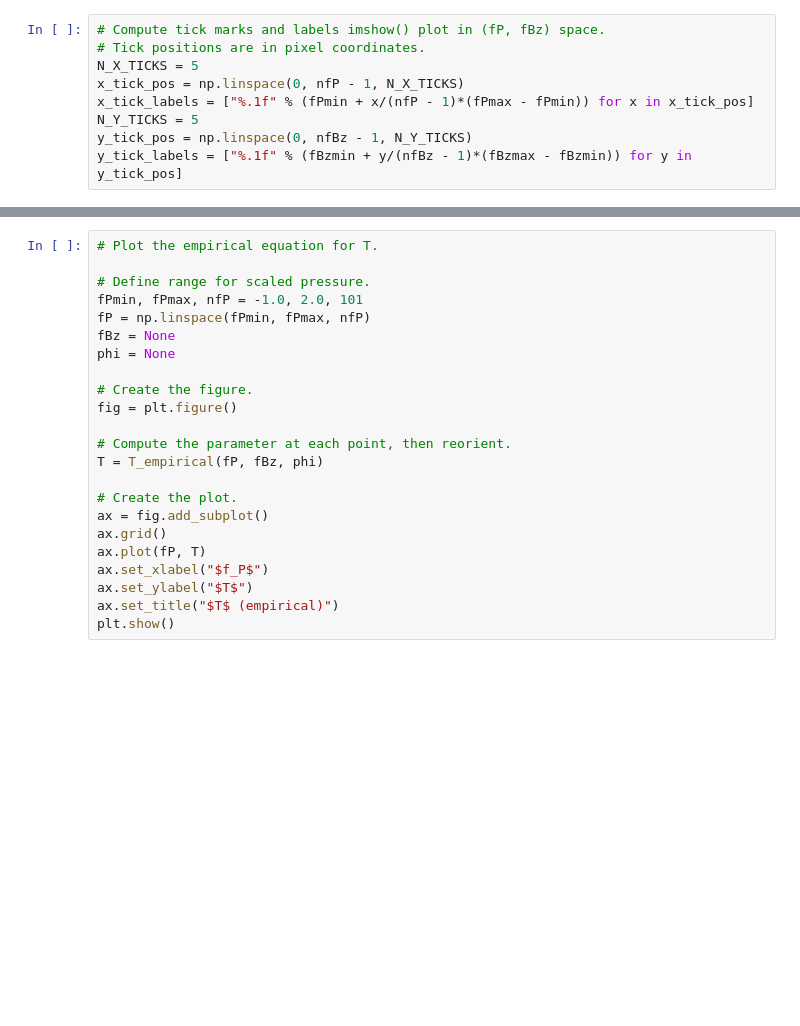
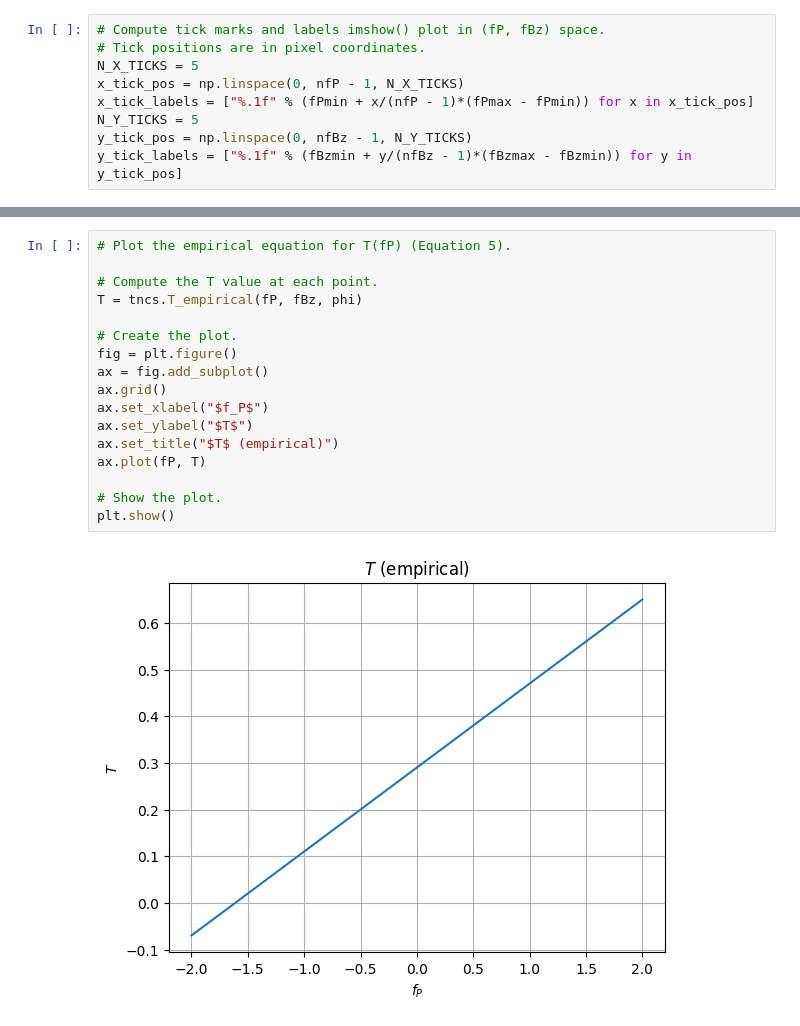
Before and after one commit to elwinter/pinn, a Jupyter notebook: problems/tsyganenko_ncs/tsyganenko_ncs.ipynb, the cells around one changed output, grey strips where cells are left out. Saved outputs shown, nothing was run; the diff lists cells and outputs as text; blank space fills up the shorter version.

```diff
--- a/problems/tsyganenko_ncs/tsyganenko_ncs.ipynb
+++ b/problems/tsyganenko_ncs/tsyganenko_ncs.ipynb
@@ -228,24 +147,20 @@ plt.show()
 # %%
-# Plot the empirical equation for T.
+# Plot the empirical equation for T(fP) (Equation 5).
 
-# Define range for scaled pressure.
-fPmin, fPmax, nfP = -1.0, 2.0, 101
-fP = np.linspace(fPmin, fPmax, nfP)
-fBz = None
-phi = None
-
-# Create the figure.
-fig = plt.figure()
-
-# Compute the parameter at each point, then reorient.
-T = T_empirical(fP, fBz, phi)
+# Compute the T value at each point.
+T = tncs.T_empirical(fP, fBz, phi)
 
 # Create the plot.
+fig = plt.figure()
 ax = fig.add_subplot()
 ax.grid()
-ax.plot(fP, T)
 ax.set_xlabel("$f_P$")
 ax.set_ylabel("$T$")
 ax.set_title("$T$ (empirical)")
+ax.plot(fP, T)
+
+# Show the plot.
 plt.show()
+# %% [output]
+[figure, added]
 # %%
```
Also changed, not shown: parts of 19 cells of this notebook, 1 other file.
